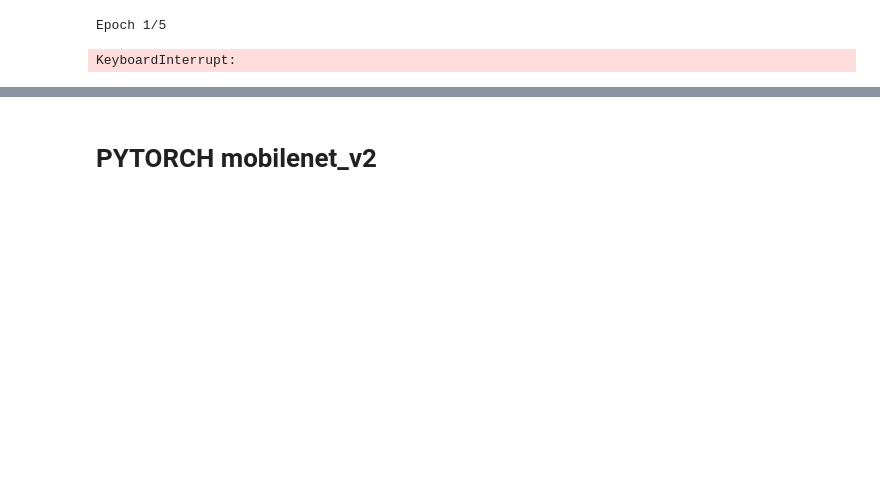
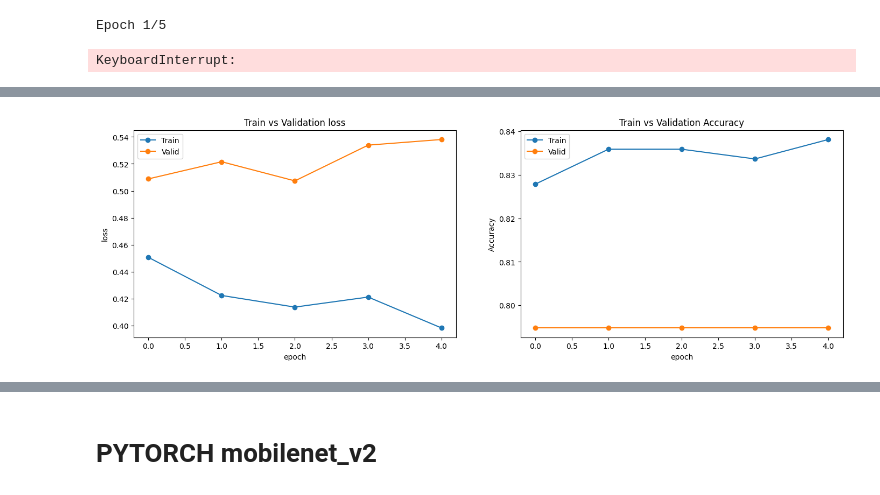
Before and after one commit to arsenilsina/ChestXRay-Classifier, a Jupyter notebook: nih_chest_xray.ipynb, the cells around one changed output, grey strips where cells are left out. Drawn from its saved outputs; the diff is of its cells as text; code cells hidden in the pictures; blank space fills up the shorter version.

Commit message:
upgrade the quality of the models

```diff
--- a/nih_chest_xray.ipynb
+++ b/nih_chest_xray.ipynb
@@ -335,25 +345,22 @@ for _, row in labels_df.iterrows():
     labels.append(label)  # Append the binary label
 
 # Split into train, test, and validation sets
-train_size = int(0.7 * len(data))
+train_size = int(0.8 * len(data))
 test_size = int(0.2 * len(data))
-val_size = len(data) - train_size - test_size
+
 
 train_paths, train_labels = data[:train_size], labels[:train_size]
 test_paths, test_labels = data[train_size:train_size+test_size], labels[train_size:train_size+test_size]
-val_paths, val_labels = data[train_size+test_size:], labels[train_size+test_size:]
 
 
 # Create datasets
 train_dataset = ChestXRayDataset(train_paths, train_labels, transform=transform)
 test_dataset = ChestXRayDataset(test_paths, test_labels, transform=transform)
-val_dataset = ChestXRayDataset(val_paths, val_labels, transform=transform)
 
 # Create DataLoaders
 batch_size = 64
 train_loader = DataLoader(train_dataset, batch_size=batch_size, shuffle=True)
 test_loader = DataLoader(test_dataset, batch_size=batch_size, shuffle=True)
-val_loader = DataLoader(val_dataset, batch_size=batch_size, shuffle=False)
 # %%
 import time
 import copy
@@ -441,0 +451,2 @@ KeyboardInterrupt:
+# %%
+dataloaders ={'train': train_loader, 'valid': test_loader, 'test': test_loader}
@@ -441,0 +486,5 @@ KeyboardInterrupt:
+# %%
+learning_rate = 0.001
+num_epochs = 35
+criterion = nn.CrossEntropyLoss()
+optimizer= torch.optim.SGD(model.parameters(), lr=0.001, momentum=0.9)
@@ -441,0 +739,3 @@ KeyboardInterrupt:
+# %%
+dataloaders = {'train': train_loader, 'test': test_loader}
+model, metrics = train_model(model, dataloaders, criterion, optimizer, num_epochs=5, device=device)
@@ -441,0 +765,22 @@ KeyboardInterrupt:
+# %%
+plt.figure(figsize=(17,5))
+plt.subplot(121)
+plt.plot(metrics['train_loss'],'-o')
+plt.plot(metrics['test_loss'],'-o')
+plt.xlabel('epoch')
+plt.ylabel('loss')
+plt.legend(['Train','Valid'])
+plt.title('Train vs Validation loss')
+
+plt.subplot(122)
+plt.plot(metrics['train_accuracy'],'-o')
+plt.plot(metrics['test_accuracy'],'-o')
+plt.xlabel('epoch')
+plt.ylabel('Accuracy')
+plt.legend(['Train','Valid'])
+plt.title('Train vs Validation Accuracy')
+
+
+plt.show()
+# %% [output]
+[figure, added]
```
Also changed, not shown: parts of 68 cells of this notebook.
